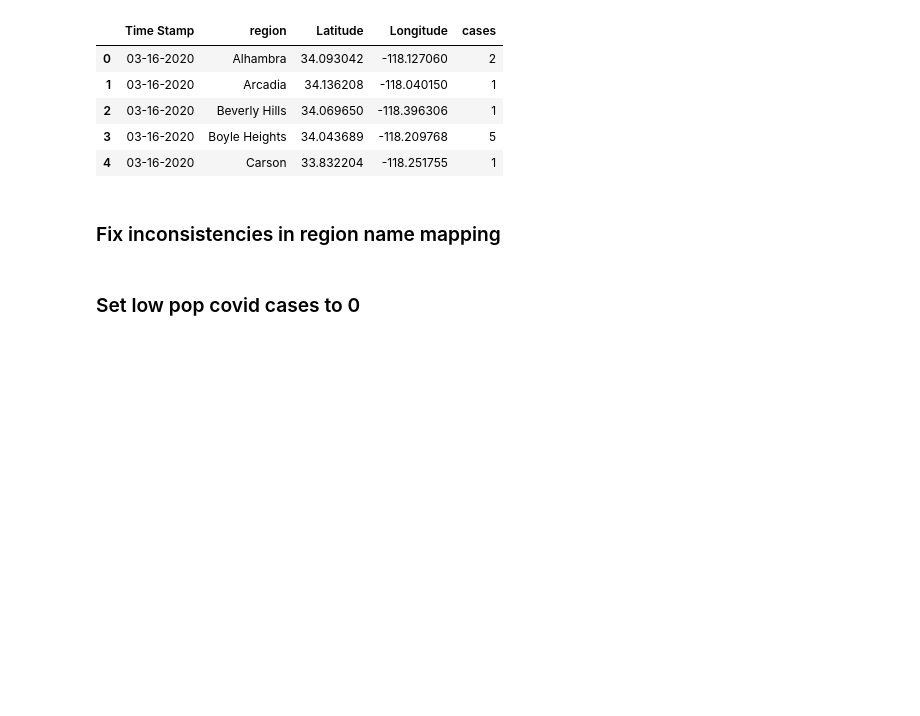
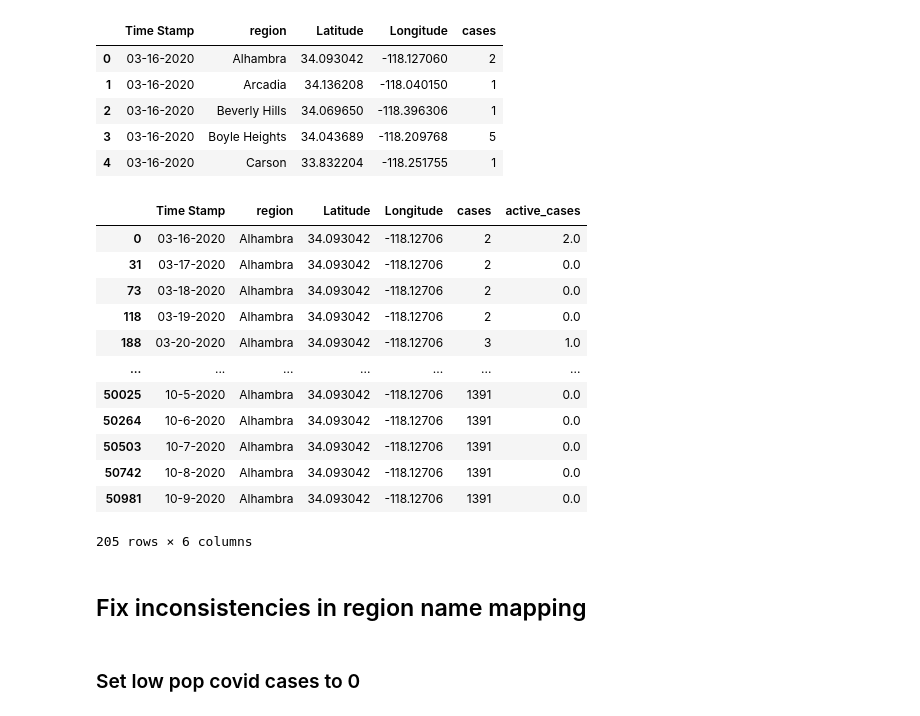
Before and after one commit to kaushiktandon/COVID-19-LA-Neighborhood-Case-Prediction, a Jupyter notebook: code/covid_cases_data_processing.ipynb, the cells around one changed output. Saved outputs shown, nothing was run; the diff lists cells and outputs as text; code cells hidden in the pictures; blank space fills up the shorter version.

```diff
--- a/code/covid_cases_data_processing.ipynb
+++ b/code/covid_cases_data_processing.ipynb
@@ -113,5 +129,27 @@ covid_df.head()
+# %%
+for region in covid_df["region"].unique():
+  df = covid_df[covid_df['region'] == region]
+  prev_cases = 0
+  for idx, row in df.iterrows():
+    covid_df.loc[idx, 'active_cases'] =  row['cases'] - prev_cases
+    prev_cases = row['cases']
+covid_df[covid_df['region'] == 'Alhambra']
+# %% [output]
+|  | Time Stamp | region | Latitude | Longitude | cases | active_cases |
+| 0 | 03-16-2020 | Alhambra | 34.093042 | -118.12706 | 2 | 2.0 |
+| 31 | 03-17-2020 | Alhambra | 34.093042 | -118.12706 | 2 | 0.0 |
+| 73 | 03-18-2020 | Alhambra | 34.093042 | -118.12706 | 2 | 0.0 |
+| 118 | 03-19-2020 | Alhambra | 34.093042 | -118.12706 | 2 | 0.0 |
+| 188 | 03-20-2020 | Alhambra | 34.093042 | -118.12706 | 3 | 1.0 |
+| ... | ... | ... | ... | ... | ... | ... |
+| 50025 | 10-5-2020 | Alhambra | 34.093042 | -118.12706 | 1391 | 0.0 |
+| 50264 | 10-6-2020 | Alhambra | 34.093042 | -118.12706 | 1391 | 0.0 |
+| 50503 | 10-7-2020 | Alhambra | 34.093042 | -118.12706 | 1391 | 0.0 |
+| 50742 | 10-8-2020 | Alhambra | 34.093042 | -118.12706 | 1391 | 0.0 |
+| 50981 | 10-9-2020 | Alhambra | 34.093042 | -118.12706 | 1391 | 0.0 |
+205 rows × 6 columns
 # %% [markdown]
-### Fix inconsistencies in region name mapping
+## Fix inconsistencies in region name mapping
 # %%
 la_to_covid = {
     'Downtown': ['City', 'Pico', 'Wholesale District', 'Central', 'Little Tokyo', 'Temple-Beaudry'],
```
Also changed, not shown: parts of 16 cells of this notebook, 4 other files.
